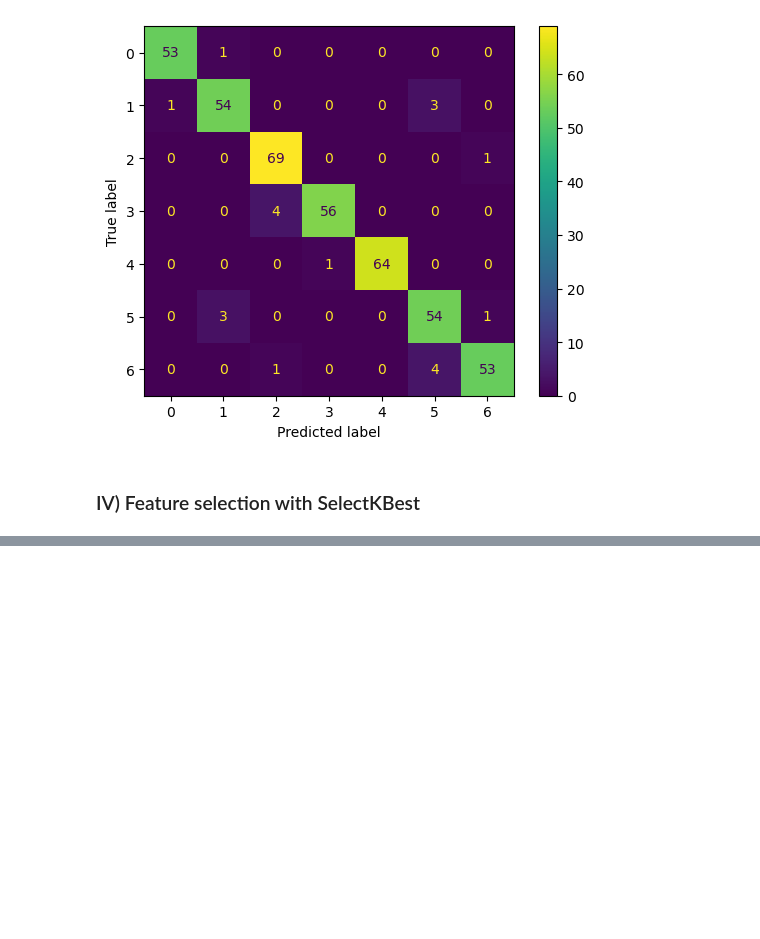
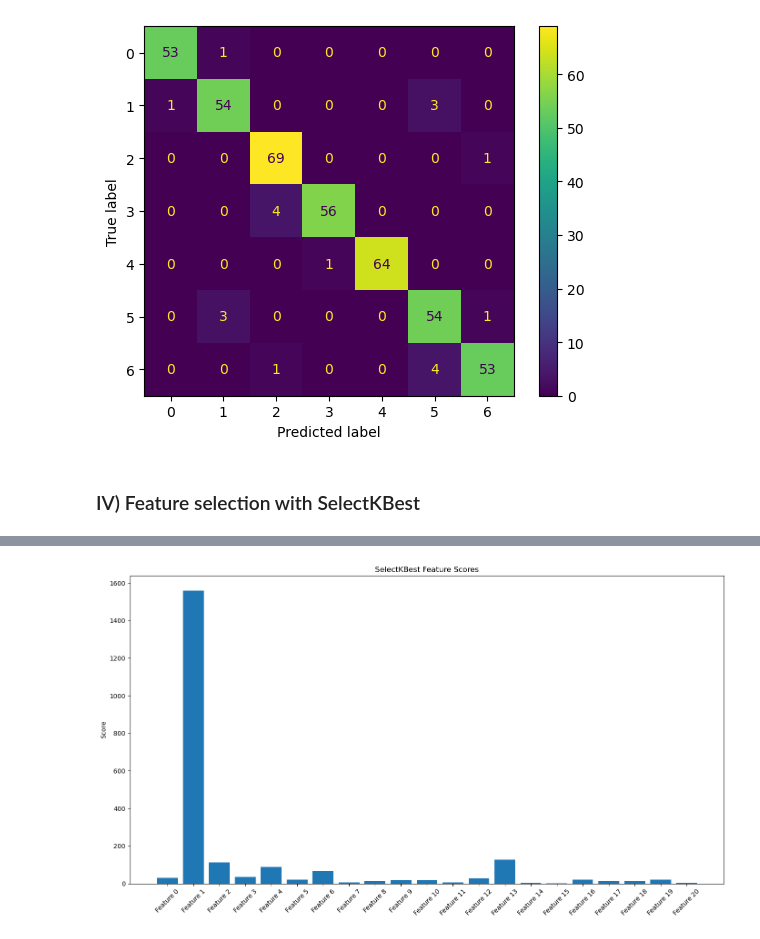
Before and after one commit to Ghazaleh-Ahmadzadeh/DSI_Obesity-Prediction, a Jupyter notebook: experiments/SVC_baseline_model_expt_MC.ipynb, the cells around one changed output, grey strips where cells are left out. Drawn from its saved outputs; the diff is of its cells as text; code cells hidden in the pictures; blank space fills up the shorter version.

```diff
--- a/experiments/SVC_baseline_model_expt_MC.ipynb
+++ b/experiments/SVC_baseline_model_expt_MC.ipynb
@@ -303,0 +412,19 @@ ConfusionMatrixDisplay(confusion_matrix=cm_opt_mic).plot();
+# %%
+# Determine which features were selected using SelectKBest
+sel = opt_kbest.best_estimator_.named_steps['select']
+mask = sel.get_support()
+kbest_feats = X_train.columns[mask]
+print("Selected features:", list(kbest_feats))
+
+kbest = opt_kbest.best_estimator_.named_steps['select']
+kbest_mask = kbest.get_support()  # Boolean mask
+kbest_indices = kbest.get_support(indices=True)  # Feature indices
+
+# 3. Get feature scores and p-values
+feature_scores = kbest.scores_
+p_values = kbest.pvalues_
+
+# 4. Show selected feature scores
+print("Selected feature indices:", kbest_indices)
+print("Feature scores:", feature_scores[kbest_indices])
+print("P-values:", p_values[kbest_indices])
@@ -303,0 +438,16 @@ ConfusionMatrixDisplay(confusion_matrix=cm_opt_mic).plot();
+# %%
+# Show features and score by SelectKBest
+feature_names = [f"Feature {i}" for i in range(len(feature_scores))]
+
+# Convert to array if needed
+feature_scores = np.array(feature_scores)
+
+plt.figure(figsize = (14, 8))
+plt.bar(feature_names, feature_scores)
+plt.xticks(rotation = 45)
+plt.ylabel("Score")
+plt.title("SelectKBest Feature Scores")
+plt.tight_layout()
+plt.show()
+# %% [output]
+[figure, added]
```
Also changed, not shown: parts of 16 cells of this notebook.
